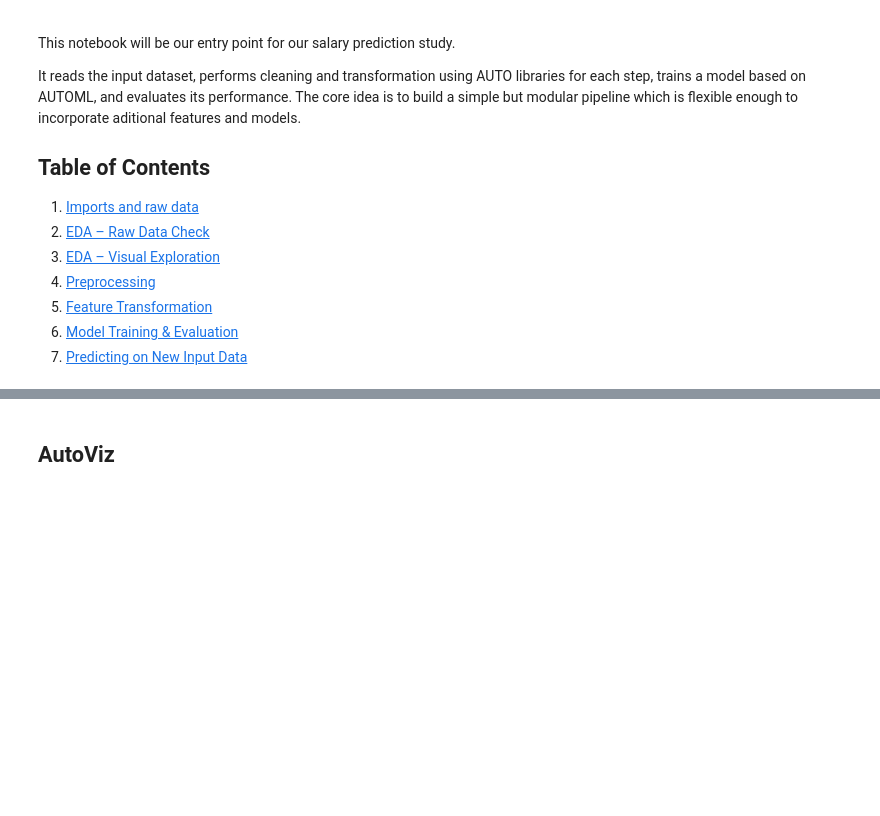
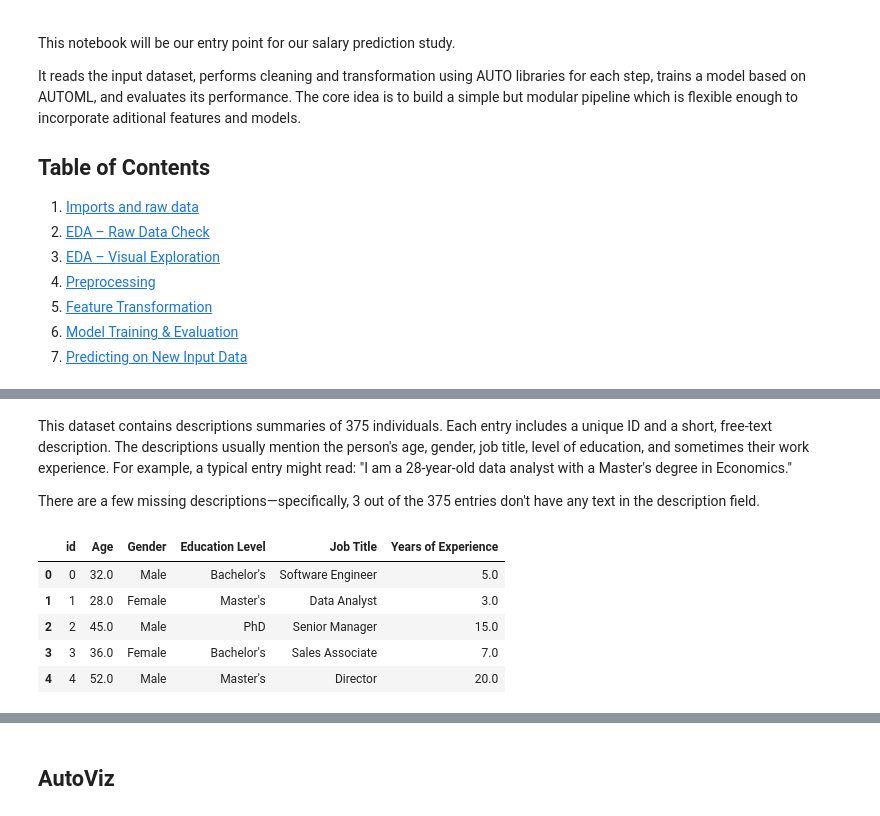
Before and after one commit to leonardoheis/fau_predic_salario, a Jupyter notebook: notebooks/main.ipynb, the cells around one changed output, grey strips where cells are left out. Cells and saved outputs as stored; diff of their text form; code cells hidden in the pictures; blank space fills up the shorter version.

```diff
--- a/notebooks/main.ipynb
+++ b/notebooks/main.ipynb
@@ -21,0 +61,4 @@ All core libraries (Pandas, NumPy, Seaborn...) and our own modular code from `sr
+# %%
+df_people      = pd.read_csv("../data/people.csv")
+df_descriptions = pd.read_csv("../data/descriptions.csv")
+df_salary      = pd.read_csv("../data/salary.csv")
@@ -21,0 +86,13 @@ All core libraries (Pandas, NumPy, Seaborn...) and our own modular code from `sr
+# %% [markdown]
+This dataset contains descriptions summaries of 375 individuals. Each entry includes a unique ID and a short, free-text description. The descriptions usually mention the person's age, gender, job title, level of education, and sometimes their work experience. For example, a typical entry might read: "I am a 28-year-old data analyst with a Master's degree in Economics."
+
+There are a few missing descriptions—specifically, 3 out of the 375 entries don't have any text in the description field.
+# %%
+df_people.head()
+# %% [output]
+|  | id | Age | Gender | Education Level | Job Title | Years of Experience |
+| 0 | 0 | 32.0 | Male | Bachelor's | Software Engineer | 5.0 |
+| 1 | 1 | 28.0 | Female | Master's | Data Analyst | 3.0 |
+| 2 | 2 | 45.0 | Male | PhD | Senior Manager | 15.0 |
+| 3 | 3 | 36.0 | Female | Bachelor's | Sales Associate | 7.0 |
+| 4 | 4 | 52.0 | Male | Master's | Director | 20.0 |
```
Also changed, not shown: parts of 23 cells of this notebook, 3 other files.
